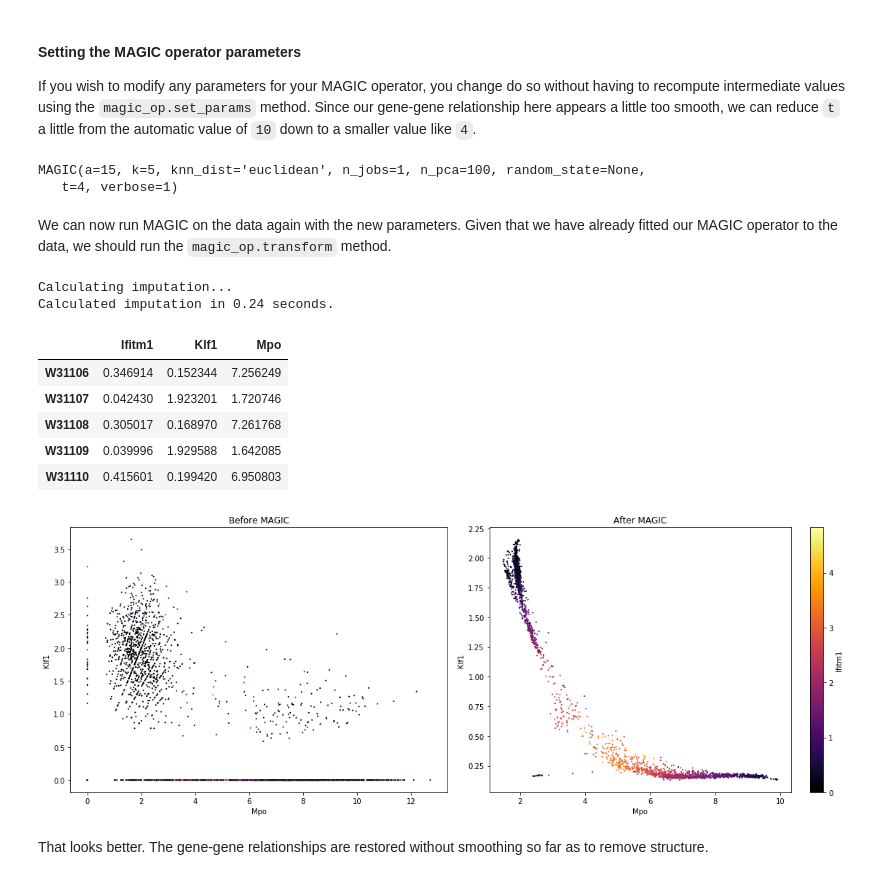
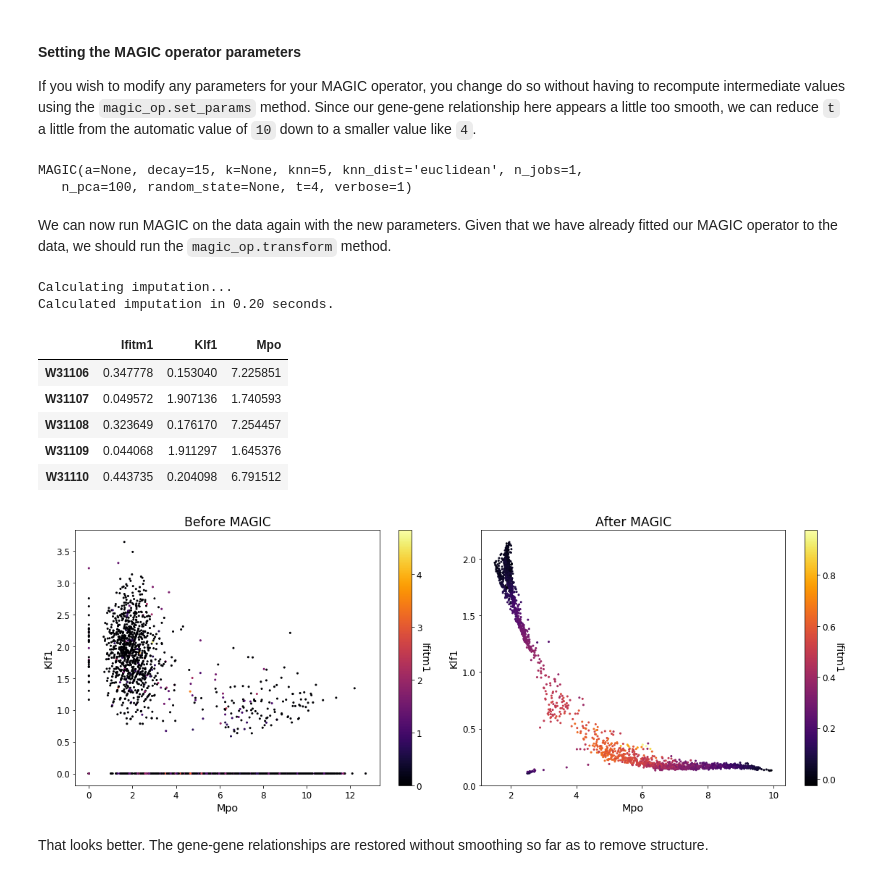
Before and after one commit to KrishnaswamyLab/MAGIC, a Jupyter notebook: python/tutorial_notebooks/bonemarrow_tutorial.ipynb, the cells around one changed output. Drawn from its saved outputs; the diff is of its cells as text; code cells hidden in the pictures.

```diff
--- a/python/tutorial_notebooks/bonemarrow_tutorial.ipynb
+++ b/python/tutorial_notebooks/bonemarrow_tutorial.ipynb
@@ -92,7 +93,7 @@ bmmsc_data.head()
 # %% [markdown]
 We should also remove genes that are not expressed above a certain threshold, since they are not adding anything valuable to our analysis.
 # %%
-bmmsc_data = scprep.filter.remove_rare_genes(bmmsc_data, min_cells=10)
+bmmsc_data = scprep.filter.filter_rare_genes(bmmsc_data, min_cells=10)
 bmmsc_data.head()
 # %% [output]
 |  | 0610007C21Rik;Apr3 | 0610007L01Rik | 0610007P08Rik;Rad26l | 0610007P14Rik | 0610007P22Rik | 0610009B22Rik | ... |
@@ -131,5 +132,5 @@ If you don't specify any parameters, the following line creates an operator with
 # %%
-magic_op = magic.MAGIC(k=5)
+magic_op = magic.MAGIC(knn=5)
 # %% [markdown]
 #### Running MAGIC with gene selection
 
@@ -190,8 +185,8 @@ If you wish to modify any parameters for your MAGIC operator, you change do so w
 # %%
 magic_op.set_params(t=4)
 # %% [output]
-MAGIC(a=15, k=5, knn_dist='euclidean', n_jobs=1, n_pca=100, random_state=None,
-   t=4, verbose=1)
+MAGIC(a=None, decay=15, k=None, knn=5, knn_dist='euclidean', n_jobs=1,
+   n_pca=100, random_state=None, t=4, verbose=1)
 # %% [markdown]
 We can now run MAGIC on the data again with the new parameters. Given that we have already fitted our MAGIC operator to the data, we should run the `magic_op.transform` method.
 # %%
@@ -199,32 +194,26 @@ bmmsc_magic = magic_op.transform(genes=["Mpo", "Klf1", "Ifitm1"])
 bmmsc_magic.head()
 # %% [output]
 Calculating imputation...
-Calculated imputation in 0.24 seconds.
+Calculated imputation in 0.20 seconds.
 |  | Ifitm1 | Klf1 | Mpo |
-| W31106 | 0.346914 | 0.152344 | 7.256249 |
-| W31107 | 0.042430 | 1.923201 | 1.720746 |
-| W31108 | 0.305017 | 0.168970 | 7.261768 |
-| W31109 | 0.039996 | 1.929588 | 1.642085 |
-| W31110 | 0.415601 | 0.199420 | 6.950803 |
+| W31106 | 0.347778 | 0.153040 | 7.225851 |
+| W31107 | 0.049572 | 1.907136 | 1.740593 |
+| W31108 | 0.323649 | 0.176170 | 7.254457 |
+| W31109 | 0.044068 | 1.911297 | 1.645376 |
+| W31110 | 0.443735 | 0.204098 | 6.791512 |
 # %%
 fig, (ax1, ax2) = plt.subplots(1,2, figsize=(16, 6))
 
-points1 = ax1.scatter(bmmsc_data['Mpo'], bmmsc_data['Klf1'], c=bmmsc_data['Ifitm1'], cmap='inferno', s=1)
-ax1.set_xlabel('Mpo')
-ax1.set_ylabel('Klf1')
-ax1.set_title('Before MAGIC')
+scprep.plot.scatter(x=bmmsc_data['Mpo'], y=bmmsc_data['Klf1'], c=bmmsc_data['Ifitm1'],  ax=ax1,
+                    xlabel='Mpo', ylabel='Klf1', legend_title="Ifitm1", title='Before MAGIC')
 
-points2 = ax2.scatter(bmmsc_magic['Mpo'], bmmsc_magic['Klf1'], c=bmmsc_magic['Ifitm1'], cmap='inferno', s=1)
-ax2.set_xlabel('Mpo')
-ax2.set_ylabel('Klf1')
-ax2.set_title('After MAGIC')
-
-plt.colorbar(points1, label='Ifitm1')
+scprep.plot.scatter(x=bmmsc_magic['Mpo'], y=bmmsc_magic['Klf1'], c=bmmsc_magic['Ifitm1'], ax=ax2,
+                    xlabel='Mpo', ylabel='Klf1', legend_title="Ifitm1", title='After MAGIC')
 
 plt.tight_layout()
 plt.show()
 # %% [output]
-[figure, old version]
+[figure, new version]
 # %% [markdown]
 That looks better. The gene-gene relationships are restored without smoothing so far as to remove structure.
 # %% [markdown]
```
Also changed, not shown: parts of 12 cells of this notebook, 6 other files.
